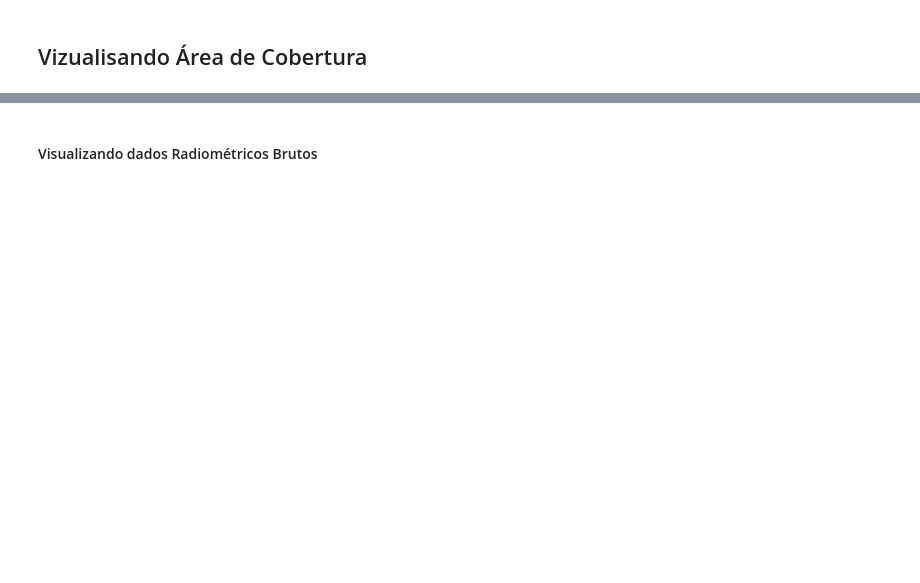
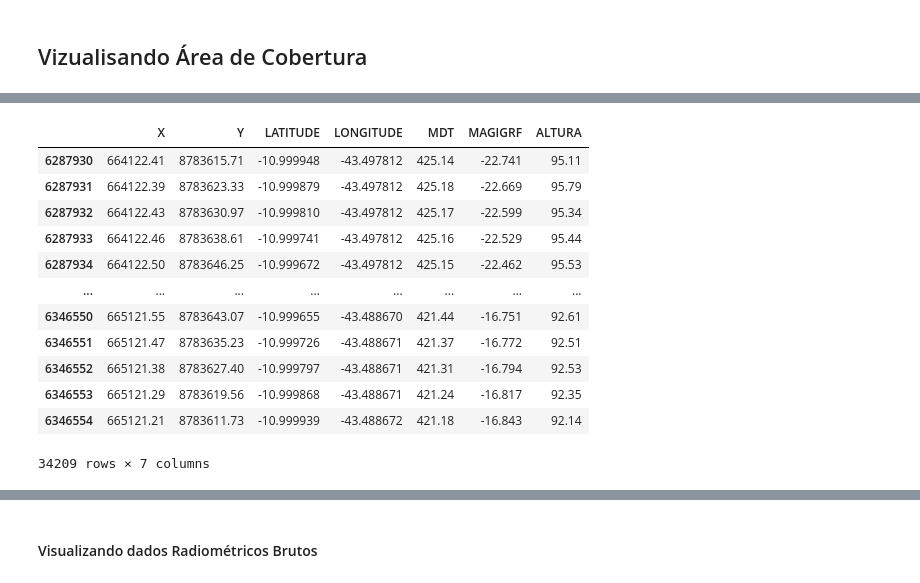
Before and after one commit to Gabriel-Goes/mapeamento_litologico_preditivo, a Jupyter notebook: projeto.ipynb, the cells around one changed output, grey strips where cells are left out. Saved outputs shown, nothing was run; the diff lists cells and outputs as text; code cells hidden in the pictures; blank space fills up the shorter version.

```diff
--- a/projeto.ipynb
+++ b/projeto.ipynb
@@ -259,2 +415,5 @@ for id in list(quadricula.keys()):
 # %% [markdown]
 ## Vizualisando Área de Cobertura
+# %%
+SC23_ZB = quadricula['SC23_ZB']
+SC23_ZB.keys()
@@ -261,3 +442,19 @@ for id in list(quadricula.keys()):
+# %%
+SC23_ZB['mag_line_1089']
+# %% [output]
+|  | X | Y | LATITUDE | LONGITUDE | MDT | MAGIGRF | ALTURA |
+| 6287930 | 664122.41 | 8783615.71 | -10.999948 | -43.497812 | 425.14 | -22.741 | 95.11 |
+| 6287931 | 664122.39 | 8783623.33 | -10.999879 | -43.497812 | 425.18 | -22.669 | 95.79 |
+| 6287932 | 664122.43 | 8783630.97 | -10.999810 | -43.497812 | 425.17 | -22.599 | 95.34 |
+| 6287933 | 664122.46 | 8783638.61 | -10.999741 | -43.497812 | 425.16 | -22.529 | 95.44 |
+| 6287934 | 664122.50 | 8783646.25 | -10.999672 | -43.497812 | 425.15 | -22.462 | 95.53 |
+| ... | ... | ... | ... | ... | ... | ... | ... |
+| 6346550 | 665121.55 | 8783643.07 | -10.999655 | -43.488670 | 421.44 | -16.751 | 92.61 |
+| 6346551 | 665121.47 | 8783635.23 | -10.999726 | -43.488671 | 421.37 | -16.772 | 92.51 |
+| 6346552 | 665121.38 | 8783627.40 | -10.999797 | -43.488671 | 421.31 | -16.794 | 92.53 |
+| 6346553 | 665121.29 | 8783619.56 | -10.999868 | -43.488671 | 421.24 | -16.817 | 92.35 |
+| 6346554 | 665121.21 | 8783611.73 | -10.999939 | -43.488672 | 421.18 | -16.843 | 92.14 |
+34209 rows × 7 columns
 # %%
 plt.figure(figsize=(9,6))
 for id in list(quadricula.keys()):
```
Also changed, not shown: parts of 42 cells of this notebook, 37 other files.
